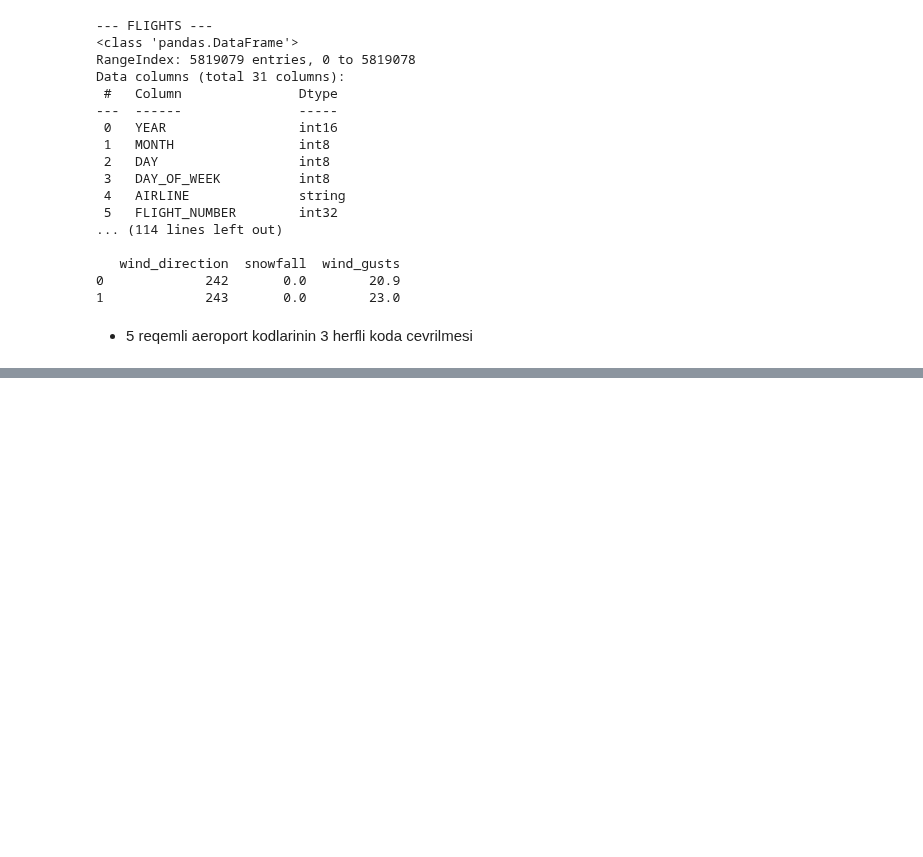
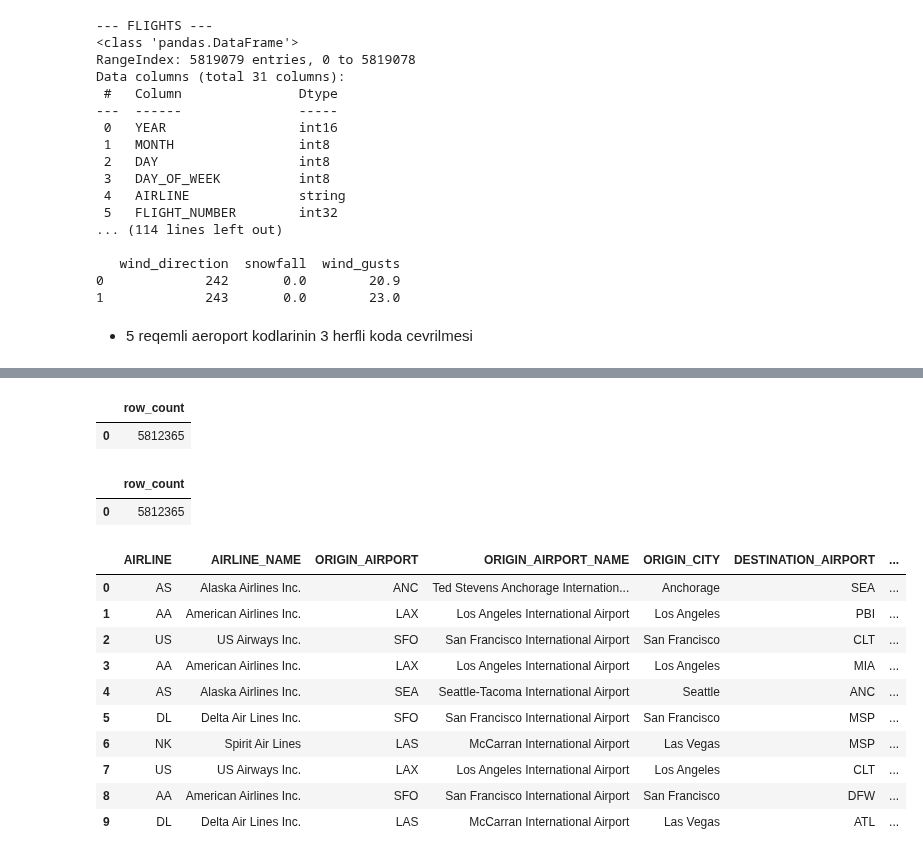
Before and after one commit to edaletsadigov/Flight-delay-analysis-E2E, a Jupyter notebook: notebooks/02_bronze_test.ipynb, the cells around one changed output, grey strips where cells are left out. Saved outputs shown, nothing was run; the diff lists cells and outputs as text; code cells hidden in the pictures; blank space fills up the shorter version.

```diff
--- a/notebooks/02_bronze_test.ipynb
+++ b/notebooks/02_bronze_test.ipynb
@@ -78,0 +329,68 @@ NameError: name 'common' is not defined
+# %%
+count = common.pd.read_sql(
+    "SELECT COUNT_BIG(*) AS row_count FROM bronze.flights_new",
+    engine
+)
+
+count
+# %% [output]
+|  | row_count |
+| 0 | 5812365 |
+# %%
+join_check = common.pd.read_sql("""
+SELECT COUNT_BIG(*) AS row_count
+FROM bronze.flights_new f
+
+LEFT JOIN bronze.airlines a
+    ON f.AIRLINE = a.IATA_CODE
+
+LEFT JOIN bronze.airports o
+    ON f.ORIGIN_AIRPORT = o.IATA_CODE
+
+LEFT JOIN bronze.airports d
+    ON f.DESTINATION_AIRPORT = d.IATA_CODE
+""", engine)
+
+join_check
+# %% [output]
+|  | row_count |
+| 0 | 5812365 |
+# %%
+join_preview = common.pd.read_sql("""
+SELECT TOP 10
+    f.AIRLINE,
+    a.AIRLINE AS AIRLINE_NAME,
+
+    f.ORIGIN_AIRPORT,
+    o.AIRPORT AS ORIGIN_AIRPORT_NAME,
+    o.CITY AS ORIGIN_CITY,
+
+    f.DESTINATION_AIRPORT,
+    d.AIRPORT AS DESTINATION_AIRPORT_NAME,
+    d.CITY AS DESTINATION_CITY
+
+FROM bronze.flights_new f
+
+LEFT JOIN bronze.airlines a
+    ON f.AIRLINE = a.IATA_CODE
+
+LEFT JOIN bronze.airports o
+    ON f.ORIGIN_AIRPORT = o.IATA_CODE
+
+LEFT JOIN bronze.airports d
+    ON f.DESTINATION_AIRPORT = d.IATA_CODE
+""", engine)
+
+join_preview
+# %% [output]
+|  | AIRLINE | AIRLINE_NAME | ORIGIN_AIRPORT | ORIGIN_AIRPORT_NAME | ORIGIN_CITY | DESTINATION_AIRPORT | ... |
+| 0 | AS | Alaska Airlines Inc. | ANC | Ted Stevens Anchorage Internation... | Anchorage | SEA | ... |
+| 1 | AA | American Airlines Inc. | LAX | Los Angeles International Airport | Los Angeles | PBI | ... |
+| 2 | US | US Airways Inc. | SFO | San Francisco International Airport | San Francisco | CLT | ... |
+| 3 | AA | American Airlines Inc. | LAX | Los Angeles International Airport | Los Angeles | MIA | ... |
+| 4 | AS | Alaska Airlines Inc. | SEA | Seattle-Tacoma International Airport | Seattle | ANC | ... |
+| 5 | DL | Delta Air Lines Inc. | SFO | San Francisco International Airport | San Francisco | MSP | ... |
+| 6 | NK | Spirit Air Lines | LAS | McCarran International Airport | Las Vegas | MSP | ... |
+| 7 | US | US Airways Inc. | LAX | Los Angeles International Airport | Los Angeles | CLT | ... |
+| 8 | AA | American Airlines Inc. | SFO | San Francisco International Airport | San Francisco | DFW | ... |
+| 9 | DL | Delta Air Lines Inc. | LAS | McCarran International Airport | Las Vegas | ATL | ... |
```
Also changed, not shown: parts of 37 cells of this notebook.
